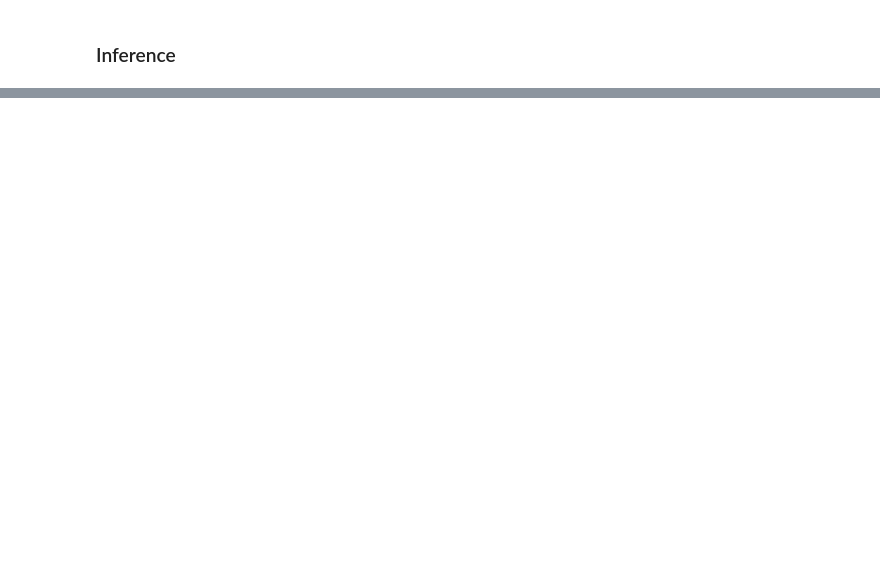
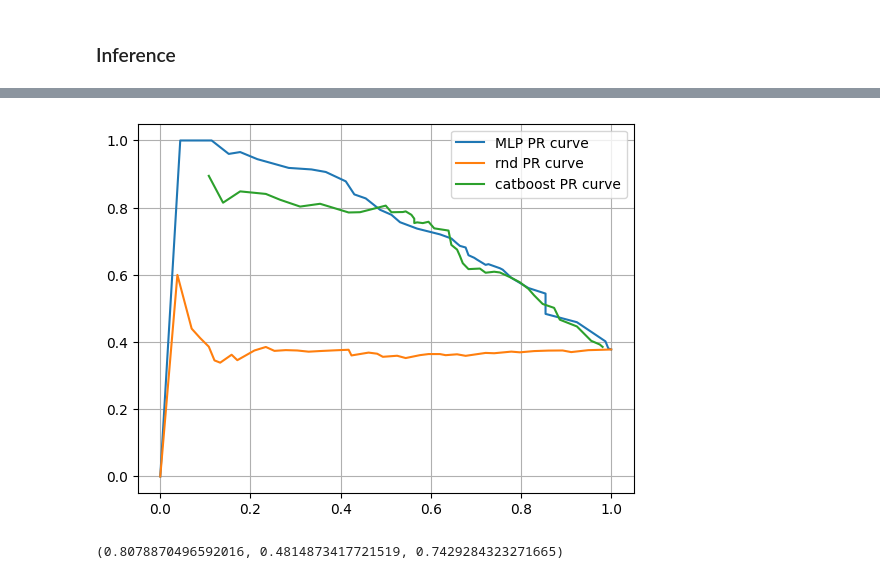
Before and after one commit to TechToker/nn_from_scratch, a Jupyter notebook: binary_classification_Titanic.ipynb, the cells around one changed output, grey strips where cells are left out. Cells and saved outputs as stored; diff of their text form; code cells hidden in the pictures; blank space fills up the shorter version.

```diff
--- a/binary_classification_Titanic.ipynb
+++ b/binary_classification_Titanic.ipynb
@@ -433,0 +592,31 @@ get_acc(pred, Y_test)
+# %%
+import sys
+
+def get_roc_auc(pred, gt):
+    tp_list, fn_list, tn_list, fn_list = [], [], [], []
+    prec_list, rec_list, f1_list = [], [], []
+    tpr_list, fpr_list = [], []
+
+    for th in thresholds:
+        tp, fp, tn, fn = get_conf_matrix_el(pred, gt, th)
+
+        tpr = tp / (tp + fn)
+        fpr = fp / (fp + tn)
+
+        prec = tp / (tp + fp + sys.float_info.epsilon)
+        rec = tp / (tp + fn + sys.float_info.epsilon)
+        F1 = 2 * (prec * rec) / (prec + rec + sys.float_info.epsilon)
+
+        prec_list.append(prec)
+        rec_list.append(rec)
+        f1_list.append(F1)
+
+        tp_list.append(tp)
+        fn_list.append(fn)
+        tn_list.append(tn)
+        fn_list.append(fn)
+
+        tpr_list.append(tpr)
+        fpr_list.append(fpr)
+
+    return tpr_list, fpr_list, prec_list, rec_list, f1_list #, tp_list, fn_list, tn_list, fn_list
@@ -433,0 +662,24 @@ get_acc(pred, Y_test)
+# %%
+plt.plot(rec_list, prec_list, label='MLP PR curve')
+plt.plot(rnd_rec_list, rnd_prec_list, label='rnd PR curve')
+plt.plot(cb_rec_list, cb_prec_list, label='catboost PR curve')
+
+plt.grid(True)
+plt.legend()
+plt.show()
+# %% [output]
+[figure, added]
+# %%
+from sklearn.metrics import auc
+
+mlp_fpr_list, mlp_tpr_list = zip(*sorted(zip(fpr_list, tpr_list)))
+rnd_fpr_list, rnd_tpr_list = zip(*sorted(zip(rnd_fpr_list, rnd_tpr_list)))
+cb_fpr_list, cb_tpr_list = zip(*sorted(zip(cb_fpr_list, cb_tpr_list)))
+
+mlp_auc = auc(mlp_fpr_list, mlp_tpr_list)
+rnd_auc = auc(rnd_fpr_list, rnd_tpr_list)
+cb_auc = auc(cb_fpr_list, cb_tpr_list)
+
+mlp_auc, rnd_auc, cb_auc
+# %% [output]
+(0.8078870496592016, 0.4814873417721519, 0.7429284323271665)
```
Also changed, not shown: parts of 36 cells of this notebook.
